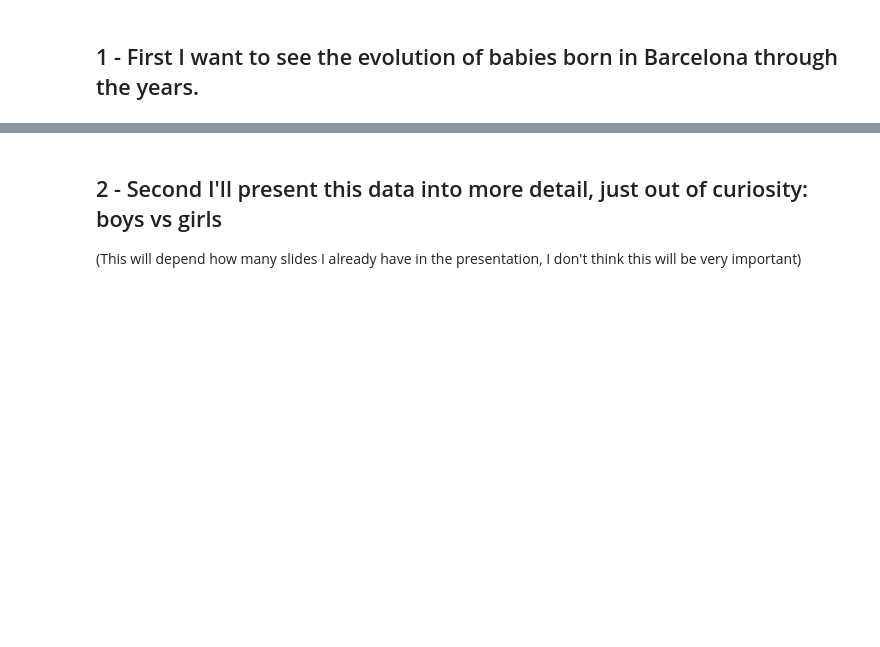
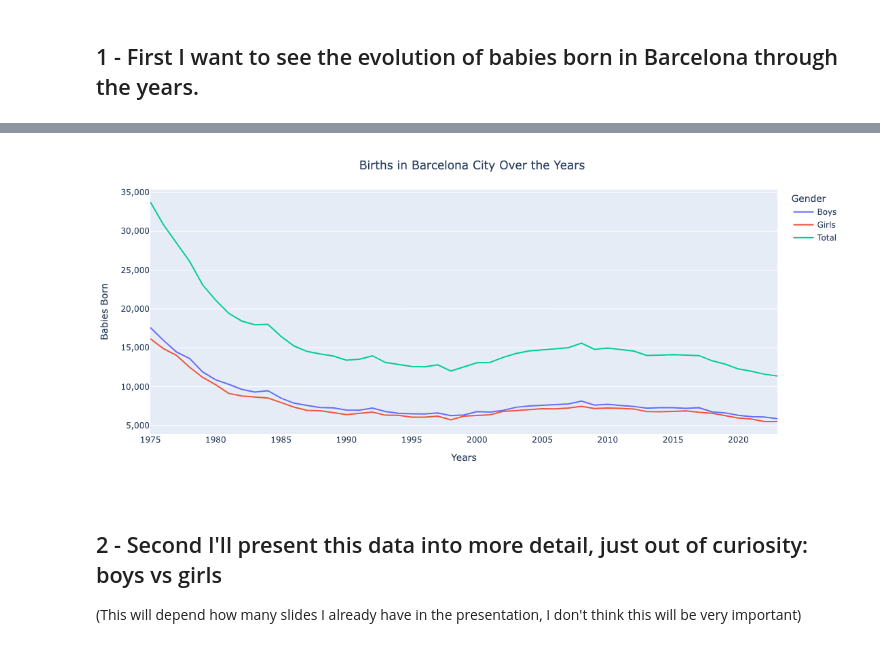
Before and after one commit to arita-pereira/BC_Final_Project, a Jupyter notebook: notebooks/preschool_registration_eda.ipynb, the cells around one changed output, grey strips where cells are left out. Drawn from its saved outputs; the diff is of its cells as text; code cells hidden in the pictures; blank space fills up the shorter version.

```diff
--- a/Final Project_draft2.ipynb
+++ b/notebooks/preschool_registration_eda.ipynb
@@ -75,8 +115,8 @@ fig.update_layout(title_text='Births in Barcelona City Over the Years',
                   xaxis_title='Years',
                   yaxis_title='Babies Born',
                   legend_title='Gender',
-                  width=800,  # Set the width of the plot (increase for wider)
-                  height=600   # Set the height of the plot (increase for taller)
+                  width=1000,  # Set the width of the plot (increase for wider)
+                  height=500   # Set the height of the plot (increase for taller)
                  )
 
 # Ensure every year is displayed on the x-axis
@@ -99,3 +138,4 @@ fig.show()
+[figure, added]
 # %% [markdown]
 ## 2 - Second I'll present this data into more detail, just out of curiosity: boys vs girls
 (This will depend how many slides I already have in the presentation, I don't think this will be very important)
```
Also changed, not shown: parts of 10 cells of this notebook, 14 other files.
